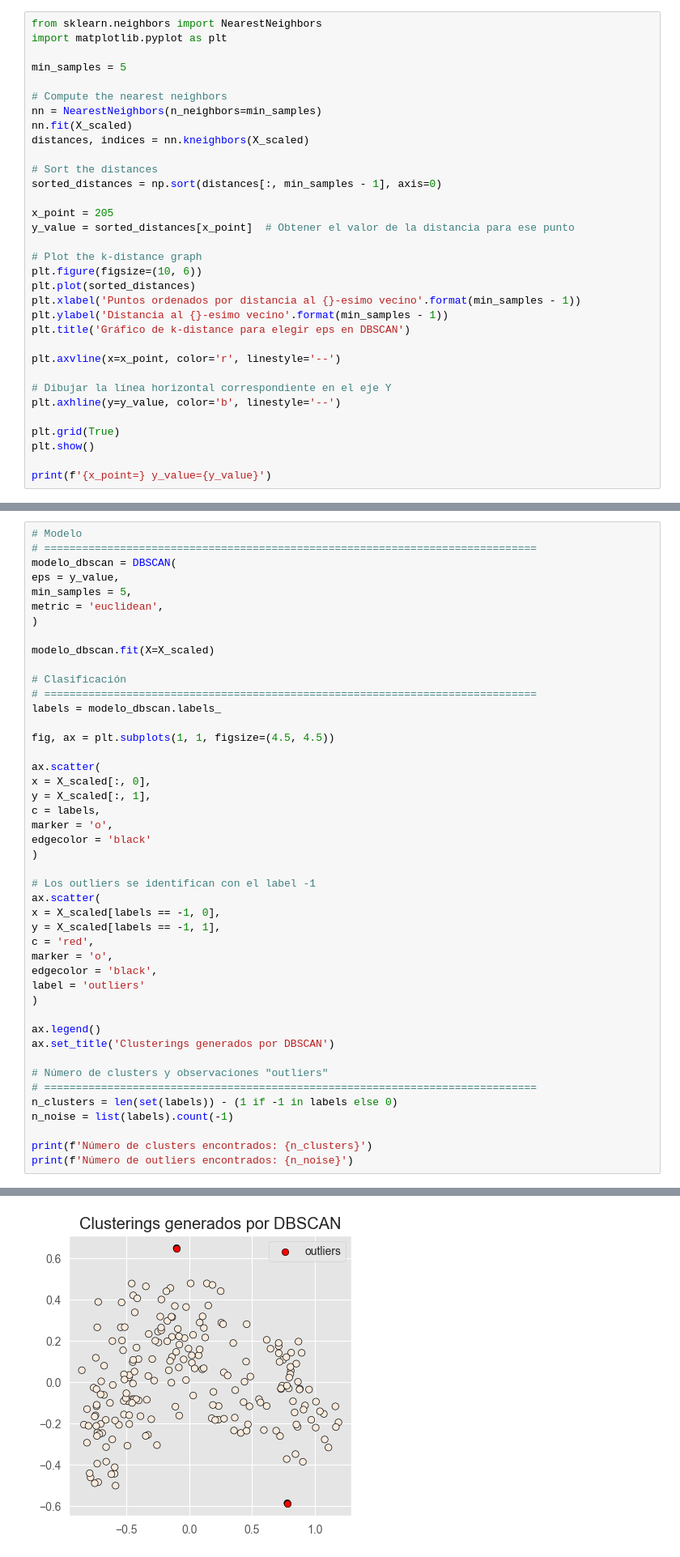
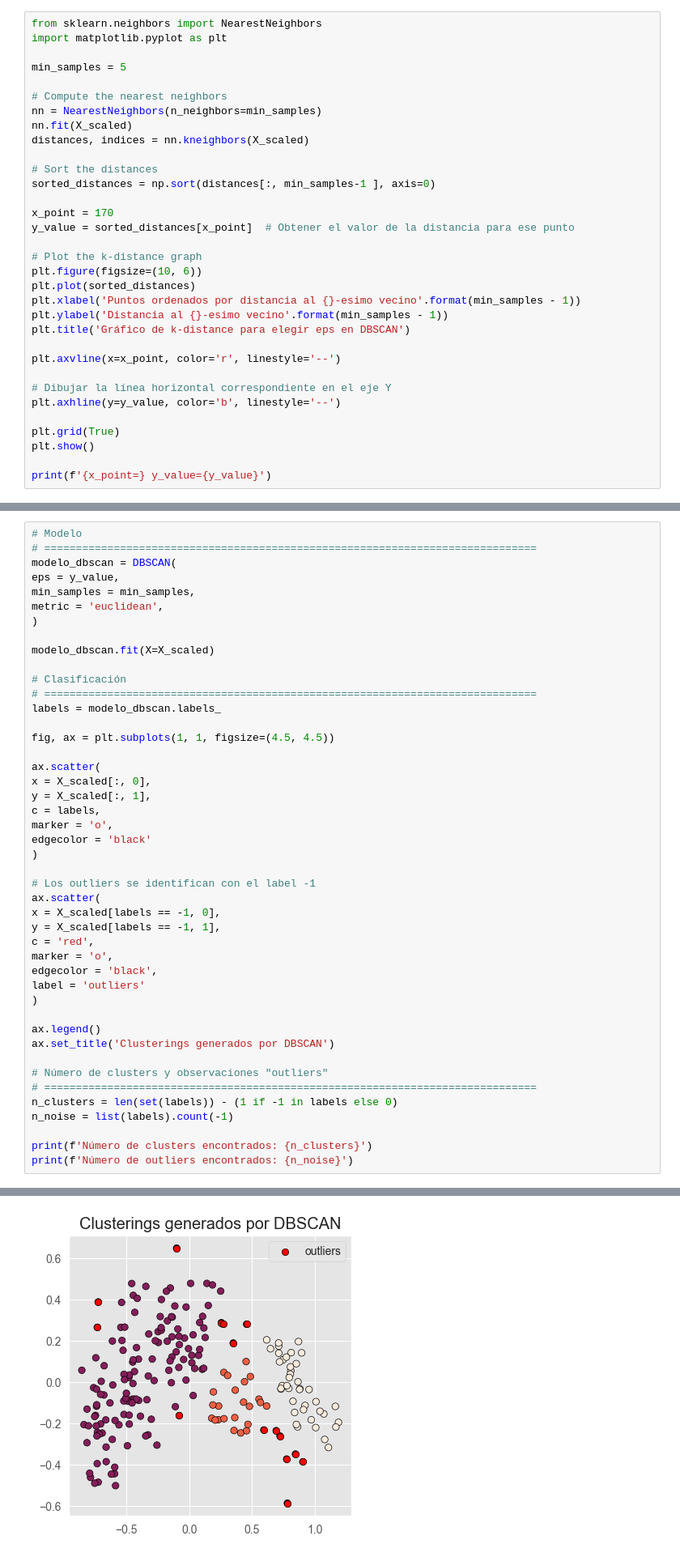
Before and after one commit to liangjizhu/Aprendizaje-Automatico-lab-2, a Jupyter notebook: notebook1.ipynb, the cells around one changed output, grey strips where cells are left out. Shown at 81% size. Saved outputs shown, nothing was run; the diff lists cells and outputs as text.

```diff
--- a/notebook1.ipynb
+++ b/notebook1.ipynb
@@ -400,9 +399,9 @@ nn.fit(X_scaled)
 distances, indices = nn.kneighbors(X_scaled)
 
 # Sort the distances
-sorted_distances = np.sort(distances[:, min_samples - 1], axis=0)
+sorted_distances = np.sort(distances[:, min_samples-1 ], axis=0)
 
-x_point = 205
+x_point = 170
 y_value = sorted_distances[x_point]  # Obtener el valor de la distancia para ese punto
 
 # Plot the k-distance graph
@@ -429,7 +428,7 @@ x_point=205 y_value=0.18837255813329848
 # ==============================================================================
 modelo_dbscan = DBSCAN(
 eps = y_value,
-min_samples = 5,
+min_samples = min_samples,
 metric = 'euclidean',
 )
 
@@ -475,4 +474,4 @@ Número de outliers encontrados: 2
-[figure, old version]
+[figure, new version]
 # %% [markdown]
 ## 4. Evaluacion
 # %%
```
Also changed, not shown: parts of 6 cells of this notebook, 1 other file.
